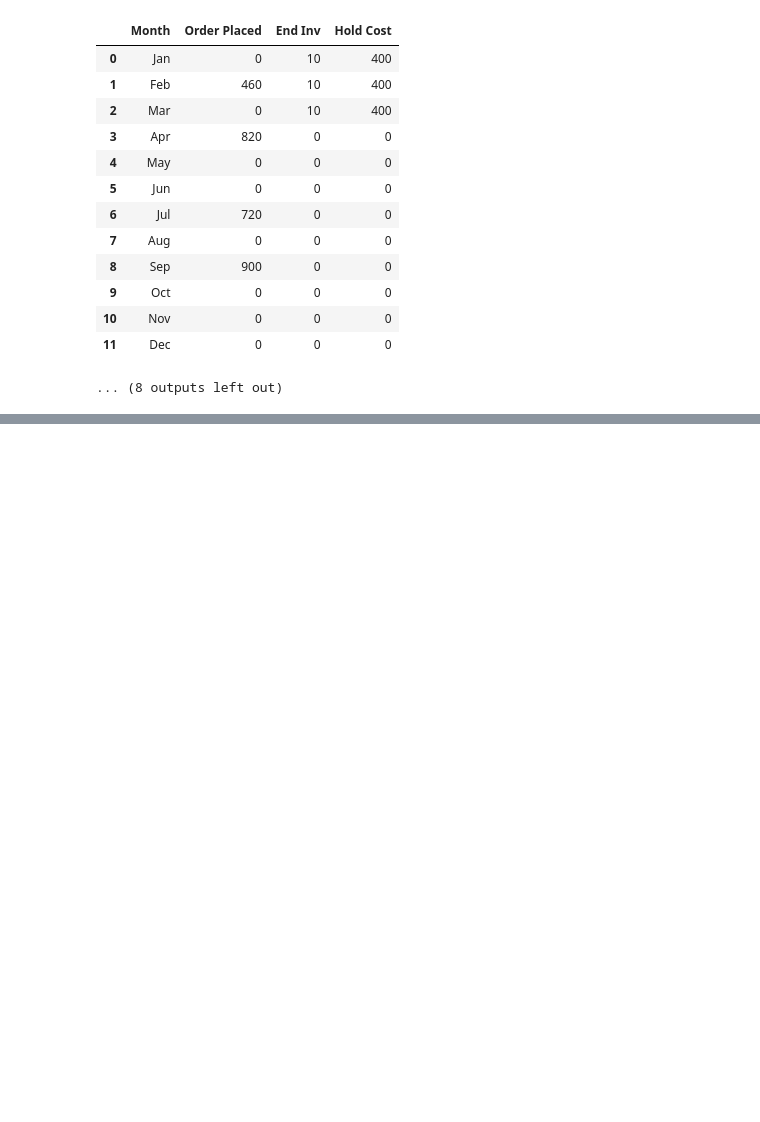
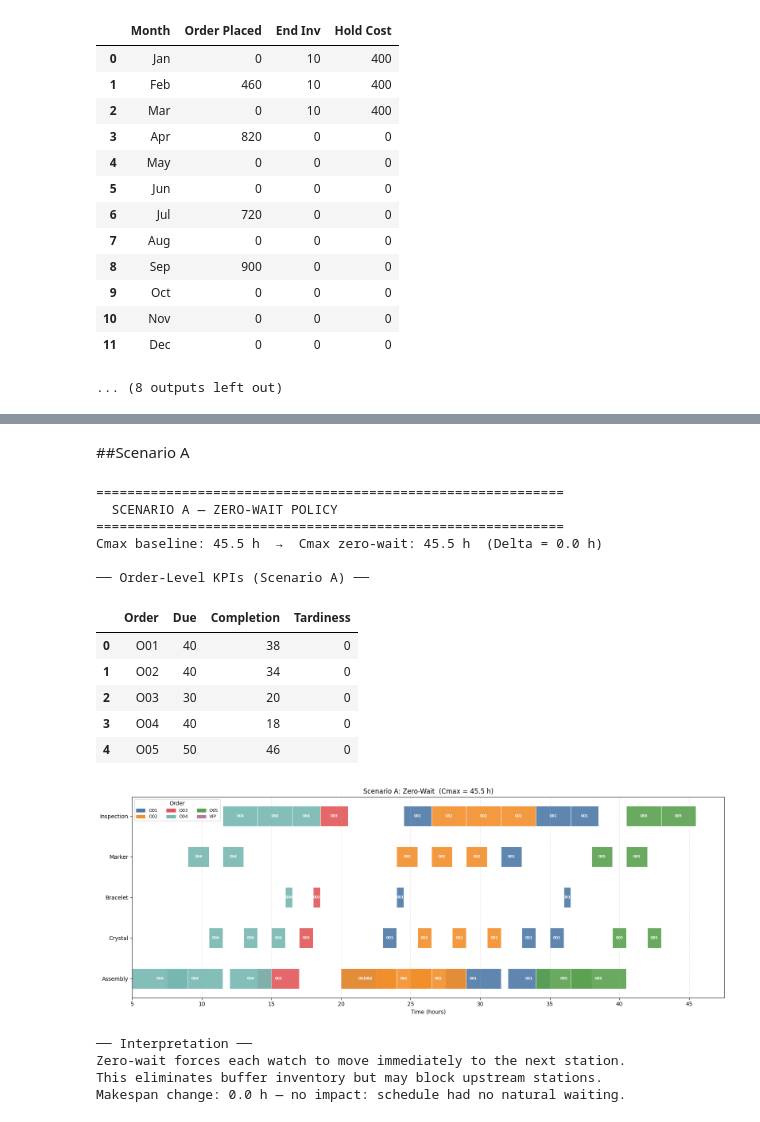
Before and after one commit to twillixa/PPS, a Jupyter notebook: Main_1_complete.ipynb, the cells around one changed output, grey strips where cells are left out. Cells and saved outputs as stored; diff of their text form; code cells hidden in the pictures; blank space fills up the shorter version.

```diff
--- a/Main_1_complete.ipynb
+++ b/Main_1_complete.ipynb
@@ -2250,0 +2574,41 @@ plt.show()
+# %% [markdown]
+##Scenario A
+# %%
+# ═══════════════════════════════════════════════════════════════════════════════
+# SCENARIO A: Zero-Wait Policy
+# ═══════════════════════════════════════════════════════════════════════════════
+print(f"\n{'='*60}")
+print(f"  SCENARIO A — ZERO-WAIT POLICY")
+print(f"{'='*60}")
+
+df_A, _, df_ord_A, cmax_A, _ = solve_schedule(base_jobs, zero_wait=True)
+
+print(f"Cmax baseline: {cmax_base} h  →  Cmax zero-wait: {cmax_A} h  "
+      f"(Delta = {round(cmax_A - cmax_base, 2)} h)")
+print("\n── Order-Level KPIs (Scenario A) ──")
+display(df_ord_A)
+plot_gantt(df_A, title=f"Scenario A: Zero-Wait  (Cmax = {cmax_A} h)")
+print("\n── Interpretation ──")
+print("Zero-wait forces each watch to move immediately to the next station.")
+print("This eliminates buffer inventory but may block upstream stations.")
+print(f"Makespan change: {round(cmax_A - cmax_base, 2)} h — "
+      + ("makespan grows: forced flow blocks upstream ops."
+         if cmax_A > cmax_base else "no impact: schedule had no natural waiting."))
+# %% [output]
+============================================================
+  SCENARIO A — ZERO-WAIT POLICY
+============================================================
+Cmax baseline: 45.5 h  →  Cmax zero-wait: 45.5 h  (Delta = 0.0 h)
+
+── Order-Level KPIs (Scenario A) ──
+|  | Order | Due | Completion | Tardiness |
+| 0 | O01 | 40 | 38 | 0 |
+| 1 | O02 | 40 | 34 | 0 |
+| 2 | O03 | 30 | 20 | 0 |
+| 3 | O04 | 40 | 18 | 0 |
+| 4 | O05 | 50 | 46 | 0 |
+[figure, added]
+── Interpretation ──
+Zero-wait forces each watch to move immediately to the next station.
+This eliminates buffer inventory but may block upstream stations.
+Makespan change: 0.0 h — no impact: schedule had no natural waiting.
```
Also changed, not shown: parts of 11 cells of this notebook.
